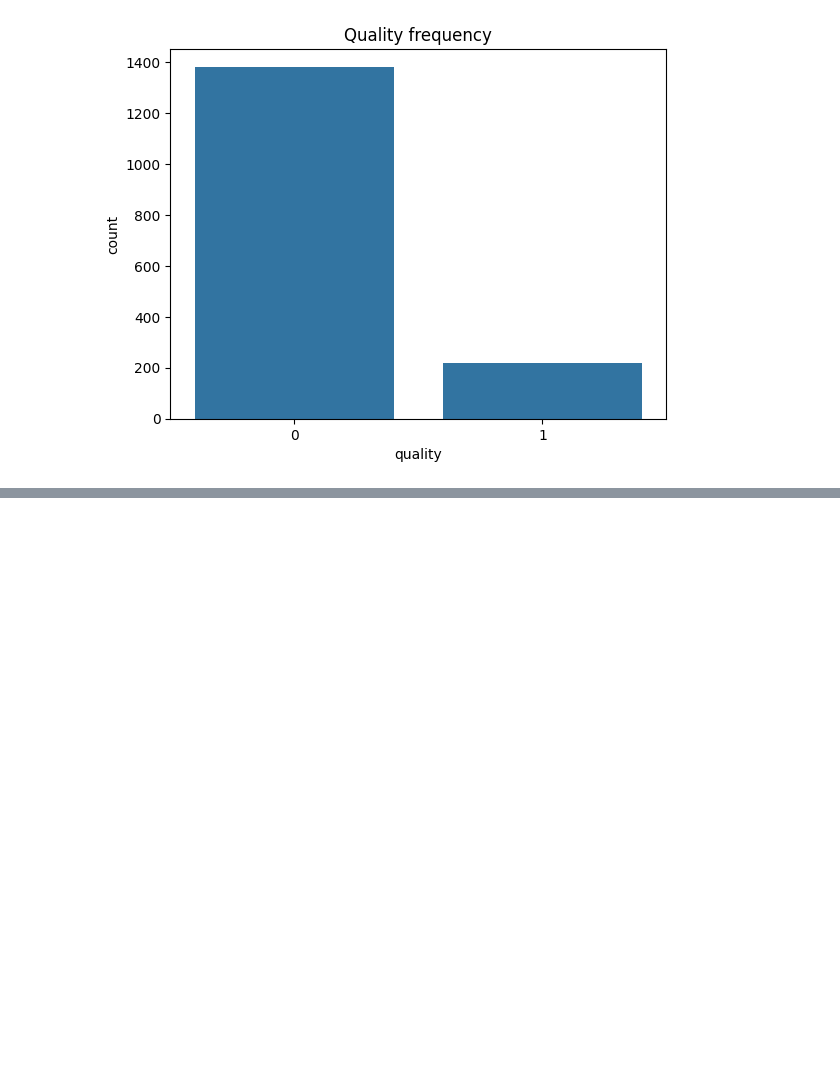
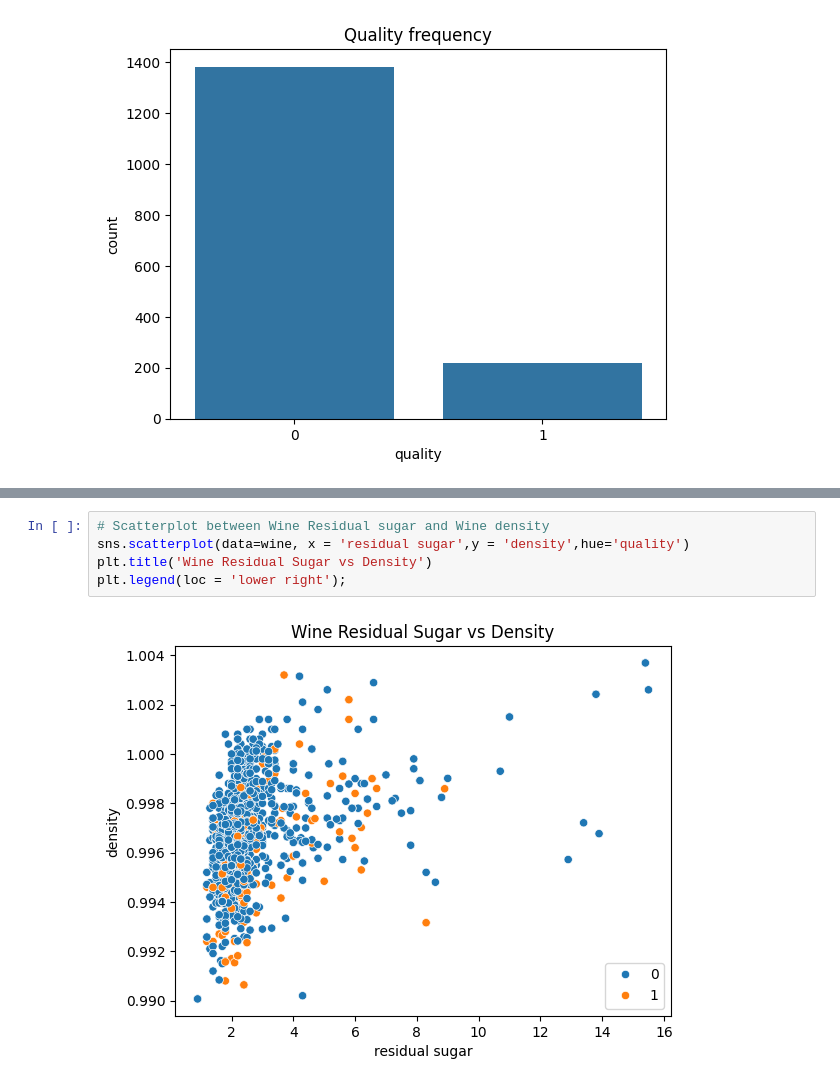
Before and after one commit to nithinbadicodes/AI-ML-Projects, a Jupyter notebook: WineQualityPrediction.ipynb, the cells around one changed output, grey strips where cells are left out. Cells and saved outputs as stored; diff of their text form; blank space fills up the shorter version.

Commit message:
Did some Exploratory data analysis

```diff
--- a/WineQualityPrediction.ipynb
+++ b/WineQualityPrediction.ipynb
@@ -92,0 +108,7 @@ plt.show()
+# %%
+# Scatterplot between Wine Residual sugar and Wine density
+sns.scatterplot(data=wine, x = 'residual sugar',y = 'density',hue='quality')
+plt.title('Wine Residual Sugar vs Density')
+plt.legend(loc = 'lower right');
+# %% [output]
+[figure, added]
```
Also changed, not shown: parts of 9 cells of this notebook.
